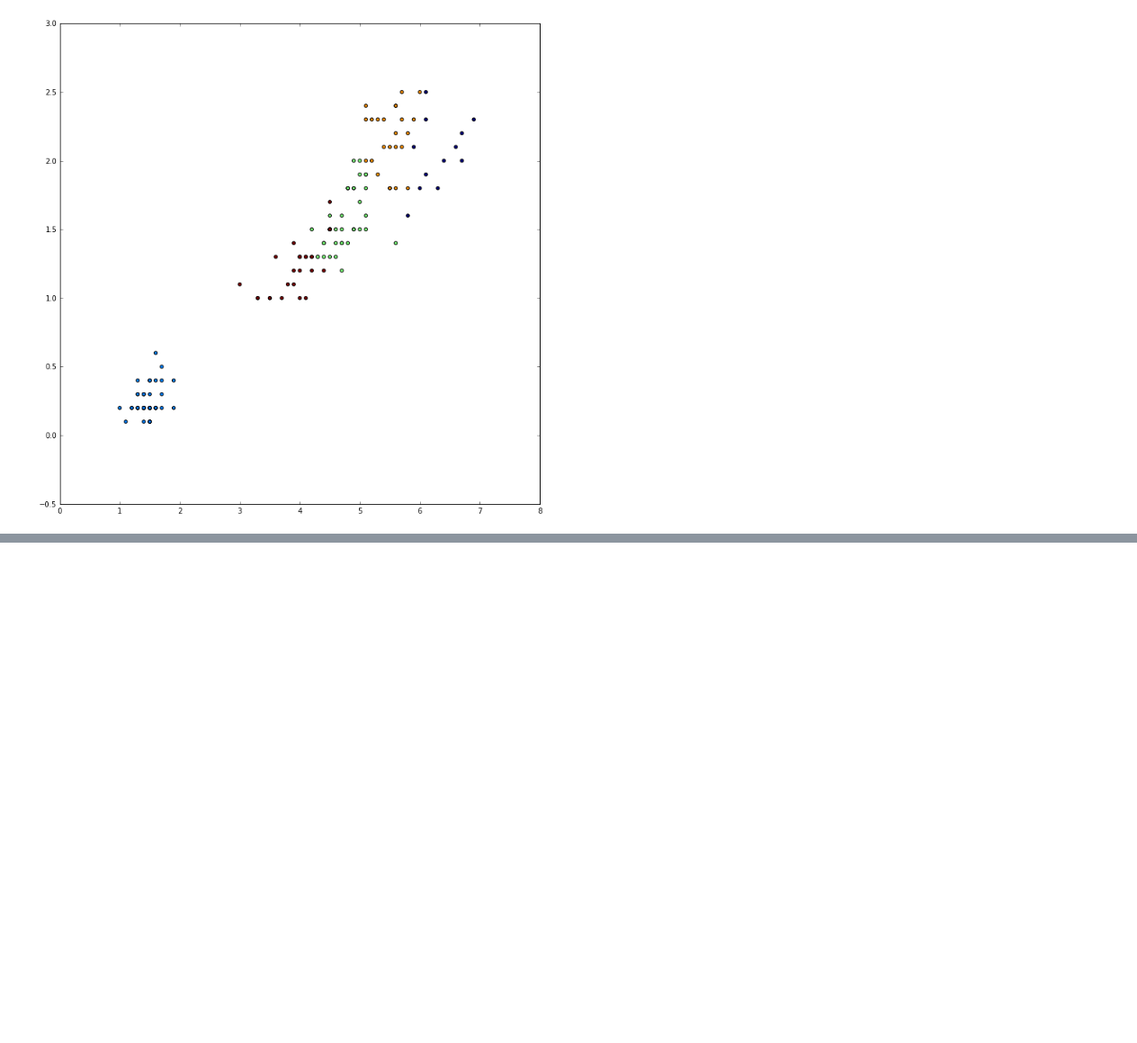
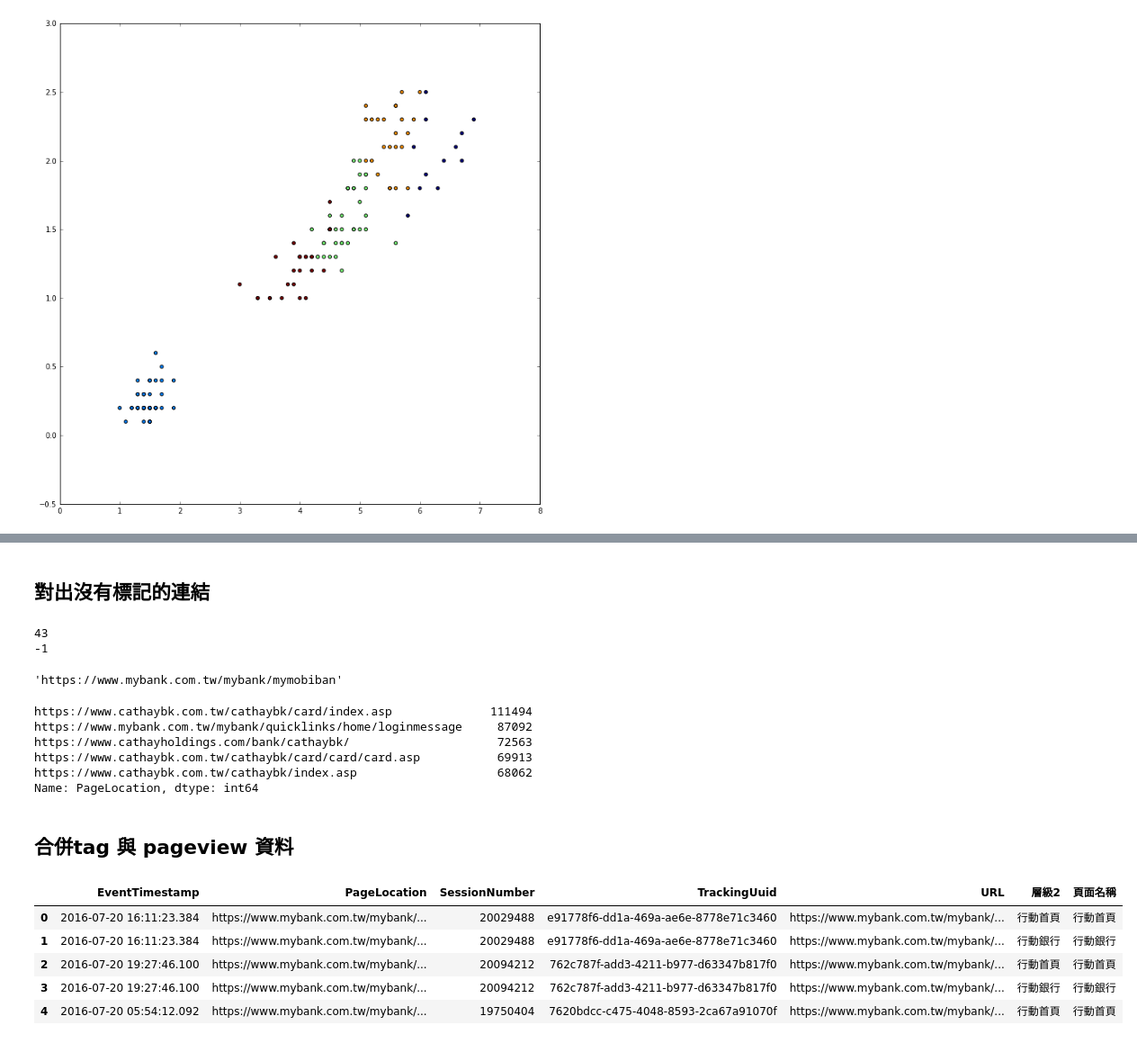
Before and after one commit to ywchiu/cathaybkpython, a Jupyter notebook: 20160922Tutorial.ipynb, the cells around one changed output, grey strips where cells are left out. Shown at 90% size. Cells and saved outputs as stored; diff of their text form; code cells hidden in the pictures; blank space fills up the shorter version.

```diff
--- a/20160922Tutorial.ipynb
+++ b/20160922Tutorial.ipynb
@@ -96,0 +179,3 @@ plt.show()
+# %%
+tag_map.URL = tag_map.URL.str.lower()
+tag_map.URL = tag_map.URL.str.strip()
@@ -96,0 +206,15 @@ plt.show()
+# %% [markdown]
+## 對出沒有標記的連結
+# %%
+link = 'https://www.mybank.com.tw/mybank/mymobibank?actionname=pnotice/p0206_pushset_set&system=i1&sysversion=9.2&udid=3c628185-9103-4acb-8e81-f169b087435f&appversion=5.3.27.1&did=3c628185-9103-4acb-8e81-f169b087435f&pid=(null)&apptype=i1'
+print(link.find('?'))
+link[:link.find('?')]
+link = 'https://www.mybank.com.tw/mybank/mymobibank'
+print(link.find('?'))
+link[:link.find('?')]
+# %% [output]
+43
+-1
+'https://www.mybank.com.tw/mybank/mymobiban'
+# %%
+pageview.PageLocation = pageview.PageLocation.map(lambda link: link[:link.find('?')].strip() if link.find('?') > 0 else link.strip())
@@ -96,0 +225,22 @@ plt.show()
+# %%
+non_tagging_url.value_counts().head()
+# %% [output]
+https://www.cathaybk.com.tw/cathaybk/card/index.asp              111494
+https://www.mybank.com.tw/mybank/quicklinks/home/loginmessage     87092
+https://www.cathayholdings.com/bank/cathaybk/                     72563
+https://www.cathaybk.com.tw/cathaybk/card/card/card.asp           69913
+https://www.cathaybk.com.tw/cathaybk/index.asp                    68062
+Name: PageLocation, dtype: int64
+# %% [markdown]
+## 合併tag 與 pageview 資料
+# %%
+visitor_pageview_tag = pandas.merge(pageview ,tag_map, left_on='PageLocation', right_on='URL', how = 'inner')
+# %%
+visitor_pageview_tag.head()
+# %% [output]
+|  | EventTimestamp | PageLocation | SessionNumber | TrackingUuid | URL | 層級2 | 頁面名稱 |
+| 0 | 2016-07-20 16:11:23.384 | https://www.mybank.com.tw/mybank/... | 20029488 | e91778f6-dd1a-469a-ae6e-8778e71c3460 | https://www.mybank.com.tw/mybank/... | 行動首頁 | 行動首頁 |
+| 1 | 2016-07-20 16:11:23.384 | https://www.mybank.com.tw/mybank/... | 20029488 | e91778f6-dd1a-469a-ae6e-8778e71c3460 | https://www.mybank.com.tw/mybank/... | 行動銀行 | 行動銀行 |
+| 2 | 2016-07-20 19:27:46.100 | https://www.mybank.com.tw/mybank/... | 20094212 | 762c787f-add3-4211-b977-d63347b817f0 | https://www.mybank.com.tw/mybank/... | 行動首頁 | 行動首頁 |
+| 3 | 2016-07-20 19:27:46.100 | https://www.mybank.com.tw/mybank/... | 20094212 | 762c787f-add3-4211-b977-d63347b817f0 | https://www.mybank.com.tw/mybank/... | 行動銀行 | 行動銀行 |
+| 4 | 2016-07-20 05:54:12.092 | https://www.mybank.com.tw/mybank/... | 19750404 | 7620bdcc-c475-4048-8593-2ca67a91070f | https://www.mybank.com.tw/mybank/... | 行動首頁 | 行動首頁 |
```
Also changed, not shown: parts of 18 cells of this notebook.
